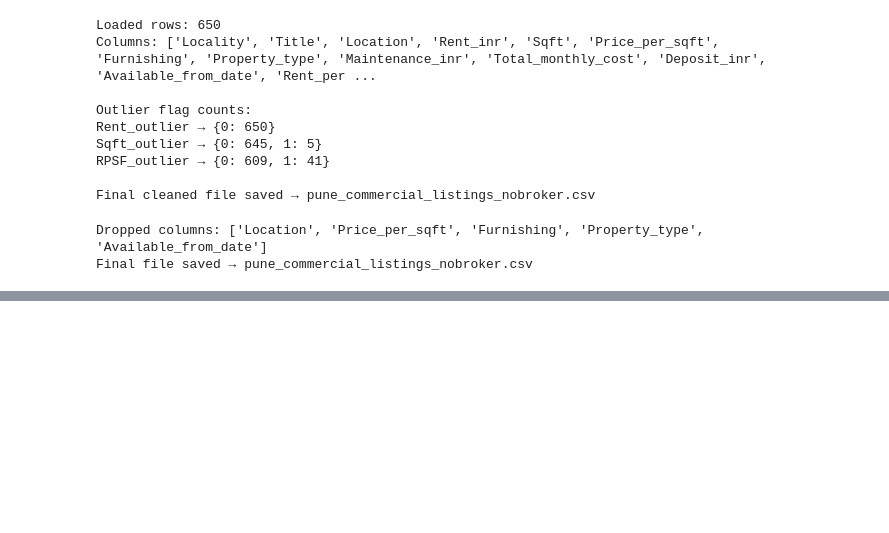
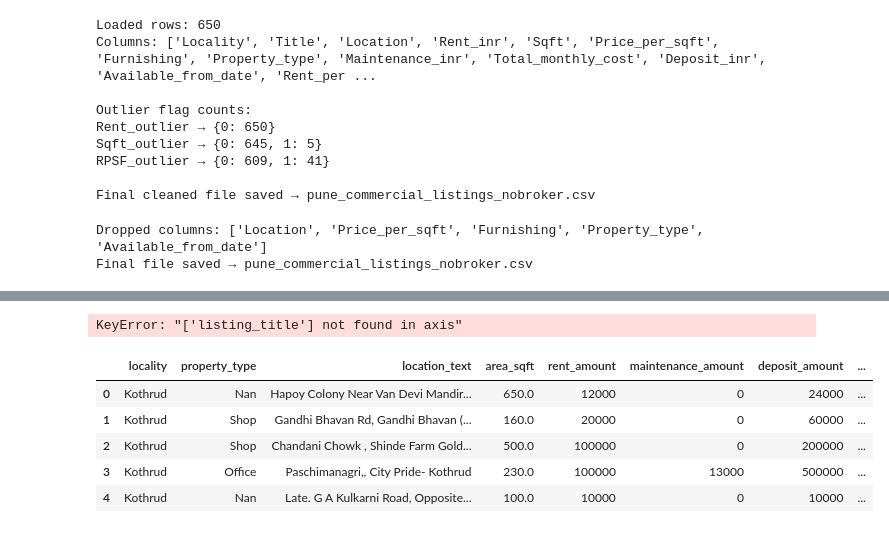
Before and after one commit to Rohit-Girhe/Web-Scrapping-Project, a Jupyter notebook: DatasetCleaning.ipynb, the cells around one changed output, grey strips where cells are left out. Cells and saved outputs as stored; diff of their text form; code cells hidden in the pictures; blank space fills up the shorter version.

```diff
--- a/DatasetCleaning.ipynb
+++ b/DatasetCleaning.ipynb
@@ -635,0 +817,26 @@ Final file saved → pune_commercial_listings_nobroker.csv
+# %%
+import pandas as pd
+
+file_path = "pune_commercial_listings_nobroker.csv"
+
+df = pd.read_csv(file_path)
+
+# Drop the column
+df.drop(columns=["listing_title"], inplace=True)
+
+# Save updated file
+df.to_csv(file_path, index=False, encoding="utf-8-sig")
+
+print("✔ Column 'listing_title' dropped successfully!")
+print(df.columns)
+# %% [output]
+KeyError: "['listing_title'] not found in axis"
+# %%
+df.head()
+# %% [output]
+|  | locality | property_type | location_text | area_sqft | rent_amount | maintenance_amount | deposit_amount | ... |
+| 0 | Kothrud | Nan | Hapoy Colony Near Van Devi Mandir... | 650.0 | 12000 | 0 | 24000 | ... |
+| 1 | Kothrud | Shop | Gandhi Bhavan Rd, Gandhi Bhavan (... | 160.0 | 20000 | 0 | 60000 | ... |
+| 2 | Kothrud | Shop | Chandani Chowk , Shinde Farm Gold... | 500.0 | 100000 | 0 | 200000 | ... |
+| 3 | Kothrud | Office | Paschimanagri,, City Pride- Kothrud | 230.0 | 100000 | 13000 | 500000 | ... |
+| 4 | Kothrud | Nan | Late. G A Kulkarni Road, Opposite... | 100.0 | 10000 | 0 | 10000 | ... |
```
Also changed, not shown: parts of 13 cells of this notebook, 3 other files.
